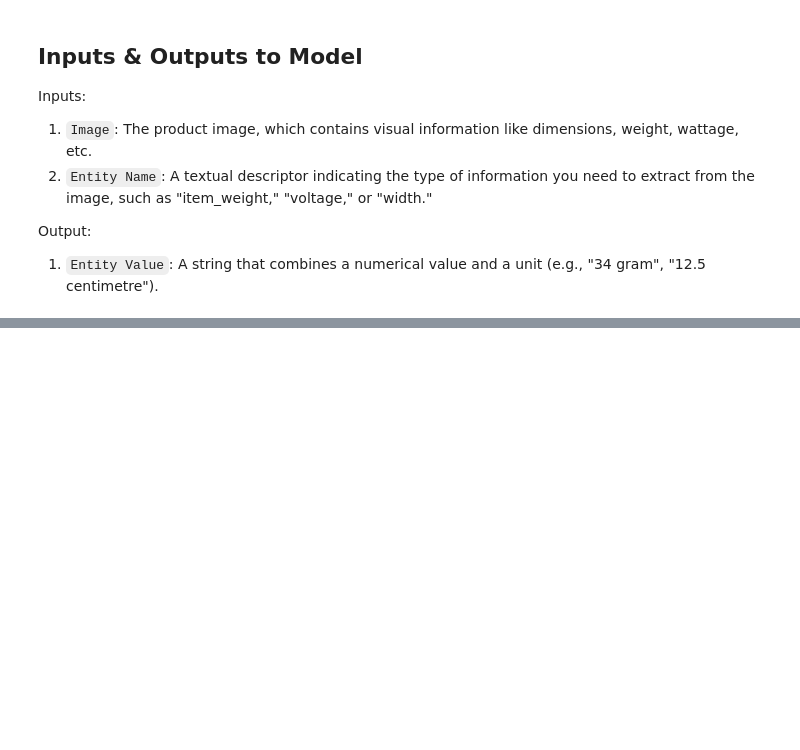
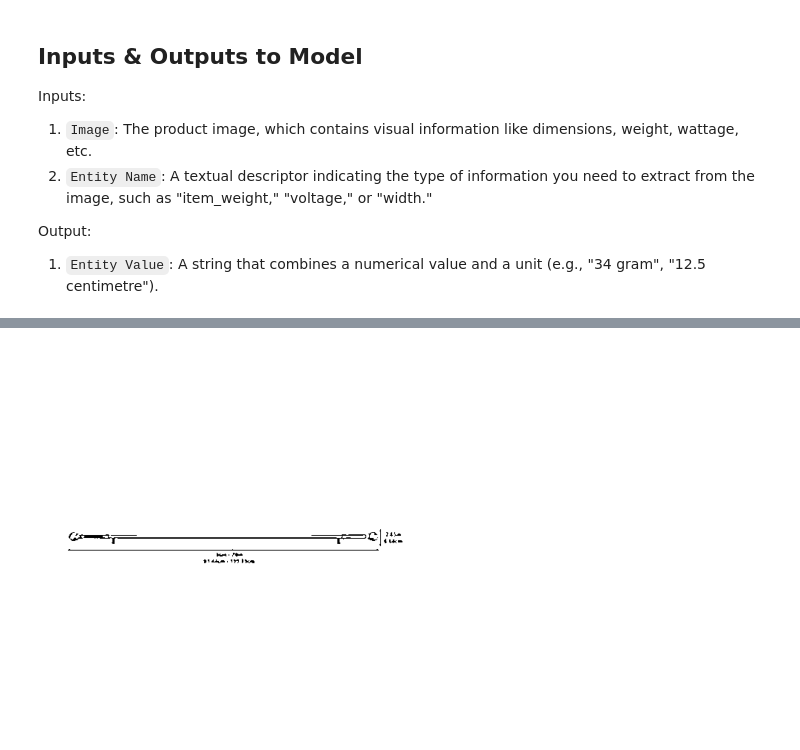
Before and after one commit to karanBRAVO/curly-eureka, a Jupyter notebook: src/main.ipynb, the cells around one changed output, grey strips where cells are left out. Cells and saved outputs as stored; diff of their text form; code cells hidden in the pictures; blank space fills up the shorter version.

```diff
--- a/src/main.ipynb
+++ b/src/main.ipynb
@@ -387,3 +439,36 @@ image_path = "..\\images\\train\\train\\81nhXKiRWLL.jpg"
+# %%
+def _process(img_path):
+    # Read the image
+    img = cv2.imread(img_path)
+
+    # Convert the image to grayscale
+    gray = cv2.cvtColor(img, cv2.COLOR_BGR2GRAY)
+
+    # Apply Gaussian Blur to reduce noise
+    blurred = cv2.GaussianBlur(gray, (3, 3), 0)
+
+    # Use adaptive thresholding to enhance text
+    enhanced_text = cv2.adaptiveThreshold(blurred, 255,
+                                          cv2.ADAPTIVE_THRESH_GAUSSIAN_C,
+                                          cv2.THRESH_BINARY, 11, 2)
+
+    # Sharpen the image to make text crisper
+    kernel_sharpen = np.array([[-1, -1, -1],
+                               [-1,  9, -1],
+                               [-1, -1, -1]])
+    sharpened = cv2.filter2D(enhanced_text, -1, kernel_sharpen)
+
+    kernel = np.ones((2, 2), np.uint8)
+    # To make the text thinner (erosion)
+    # eroded = cv2.erode(sharpened, kernel, iterations=1)
+    dilated = cv2.dilate(sharpened, kernel, iterations=1)
+
+    return dilated
+# %%
+processed_image = _process(image_path)
+display_image("processed_image", processed_image, False)
+# %% [output]
+[figure, added]
 # %%
 # message and prompt
 prompt = """
```
Also changed, not shown: parts of 15 cells of this notebook, 1 other file.
